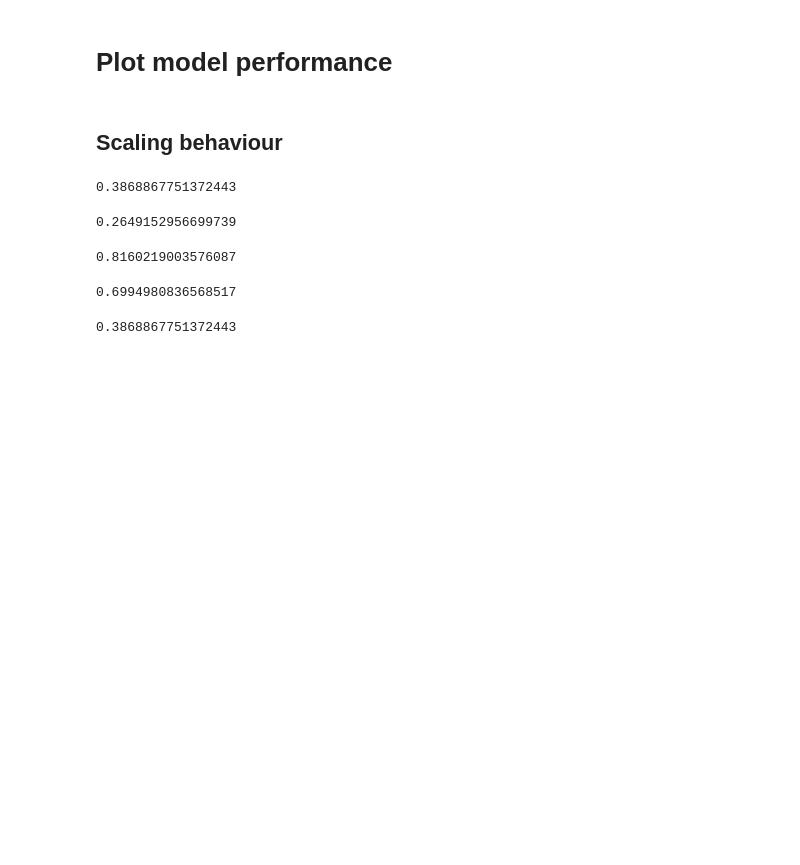
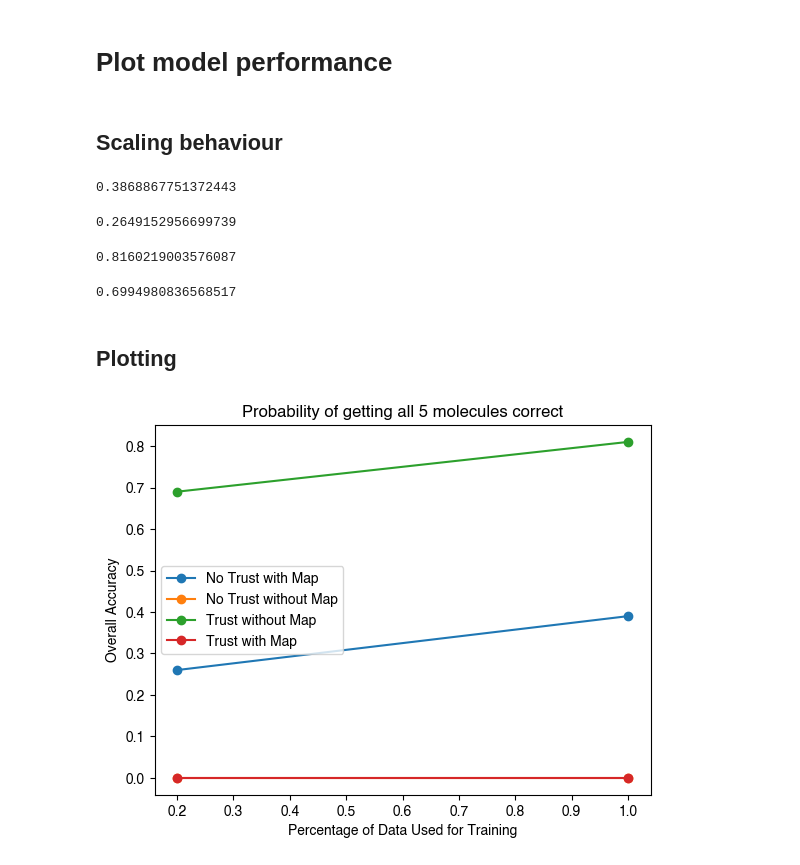
Before and after one commit to sustainable-processes/ORDerly, a Jupyter notebook: notebooks/plot_model_performance.ipynb, the cells around one changed output. Cells and saved outputs as stored; diff of their text form; code cells hidden in the pictures; blank space fills up the shorter version.

```diff
--- a/notebooks/plot_model_performance.ipynb
+++ b/notebooks/plot_model_performance.ipynb
@@ -6,10 +6,18 @@
 # Data
 x_axis = [0.2, 0.4, 0.6, 0.8, 1.0]
 y_axis = [0.2, 0.4, 0.6, 0.8, 1.0]
-no_trust_with_map = [0.0, 0.0, 0.0, 0.0, 0.0]
+no_trust_with_map = [0.26, 0.0, 0.0, 0.0, 0.39]
 no_trust_no_map = [0.0, 0.0, 0.0, 0.0, 0.0]
-trust_no_map = [0.0, 0.0, 0.0, 0.0, 0.0]
+trust_no_map = [0.69, 0.0, 0.0, 0.0, 0.81]
 trust_with_map = [0.0, 0.0, 0.0, 0.0, 0.0]
+
+
+x_axis = [0.2, 1.0]
+y_axis = [0.2, 1.0]
+no_trust_with_map = [0.26, 0.39]
+no_trust_no_map = [0.0, 0.0, ]
+trust_no_map = [0.69, 0.81]
+trust_with_map = [0.0, 0.0]
 # %%
 import json
 def extract_avg_acc_from_json(filename,top_k=3):
@@ -54,4 +53,32 @@ for i in range(1,6):
-# %%
-accuracy
-# %% [output]
-0.3868867751372443
+# %% [markdown]
+## Plotting
+# %%
+import matplotlib.pyplot as plt
+import os
+
+
+# Plotting
+plt.plot(x_axis, no_trust_with_map,'o-', label='No Trust with Map')
+plt.plot(x_axis, no_trust_no_map,'o-', label='No Trust without Map')
+plt.plot(x_axis, trust_no_map, 'o-',label='Trust without Map')
+plt.plot(x_axis, trust_with_map, 'o-',label='Trust with Map')
+
+# Add labels and title
+plt.xlabel('Percentage of Data Used for Training')
+plt.ylabel('Overall Accuracy')
+plt.title('Probability of getting all 5 molecules correct')
+
+
+
+# Add legend
+plt.legend()
+
+# Set the path for saving the plot
+save_path = os.path.expanduser("~/Downloads/")
+file_name = "Scaling_behaviour.png"
+file_path = os.path.join(save_path, file_name)
+
+# Save the plot
+plt.savefig(file_path, dpi=600)
+# %% [output]
+[figure, added]
```
Also changed, not shown: parts of 3 cells of this notebook, 2 other files.
